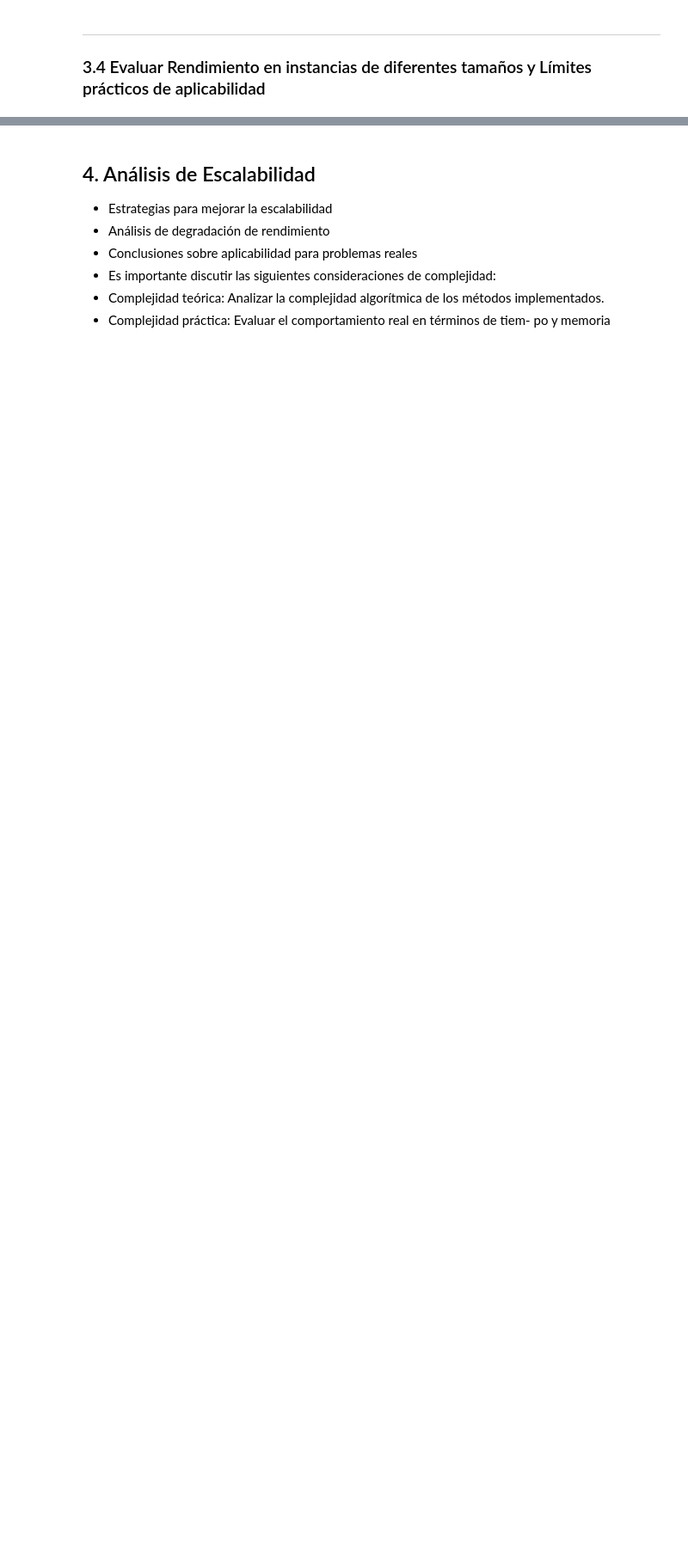
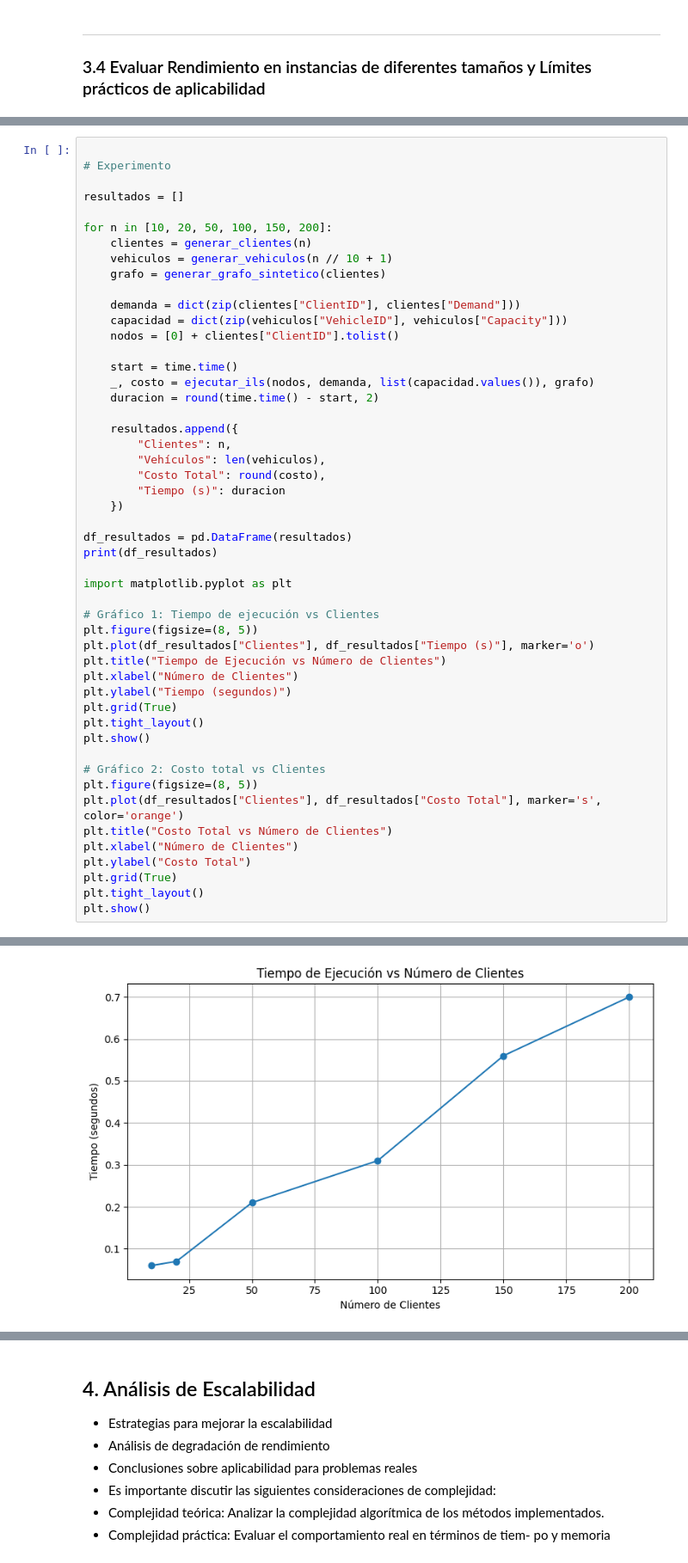
Before and after one commit to Proyectos-MOS/Proyecto-Etapa-3, a Jupyter notebook: proyectoetapa3/proyecto_etapa3.ipynb, the cells around one changed output, grey strips where cells are left out. Shown at 86% size. Cells and saved outputs as stored; diff of their text form; blank space fills up the shorter version.

```diff
--- a/proyectoetapa3/proyecto_etapa3.ipynb
+++ b/proyectoetapa3/proyecto_etapa3.ipynb
@@ -1433,0 +1564,51 @@ A pesar de la diferencia en los datos usados por ambas soluciones, se puede obse
+# %%
+
+# Experimento
+
+resultados = []
+
+for n in [10, 20, 50, 100, 150, 200]:
+    clientes = generar_clientes(n)
+    vehiculos = generar_vehiculos(n // 10 + 1)
+    grafo = generar_grafo_sintetico(clientes)
+
+    demanda = dict(zip(clientes["ClientID"], clientes["Demand"]))
+    capacidad = dict(zip(vehiculos["VehicleID"], vehiculos["Capacity"]))
+    nodos = [0] + clientes["ClientID"].tolist()
+
+    start = time.time()
+    _, costo = ejecutar_ils(nodos, demanda, list(capacidad.values()), grafo)
+    duracion = round(time.time() - start, 2)
+
+    resultados.append({
+        "Clientes": n,
+        "Vehículos": len(vehiculos),
+        "Costo Total": round(costo),
+        "Tiempo (s)": duracion
+    })
+
+df_resultados = pd.DataFrame(resultados)
+print(df_resultados)
+
+import matplotlib.pyplot as plt
+
+# Gráfico 1: Tiempo de ejecución vs Clientes
+plt.figure(figsize=(8, 5))
+plt.plot(df_resultados["Clientes"], df_resultados["Tiempo (s)"], marker='o')
+plt.title("Tiempo de Ejecución vs Número de Clientes")
+plt.xlabel("Número de Clientes")
+plt.ylabel("Tiempo (segundos)")
+plt.grid(True)
+plt.tight_layout()
+plt.show()
+
+# Gráfico 2: Costo total vs Clientes
+plt.figure(figsize=(8, 5))
+plt.plot(df_resultados["Clientes"], df_resultados["Costo Total"], marker='s', color='orange')
+plt.title("Costo Total vs Número de Clientes")
+plt.xlabel("Número de Clientes")
+plt.ylabel("Costo Total")
+plt.grid(True)
+plt.tight_layout()
+plt.show()
+# %% [output]
@@ -1433,0 +1622 @@ A pesar de la diferencia en los datos usados por ambas soluciones, se puede obse
+[figure, added]
```
Also changed, not shown: parts of 7 cells of this notebook.
